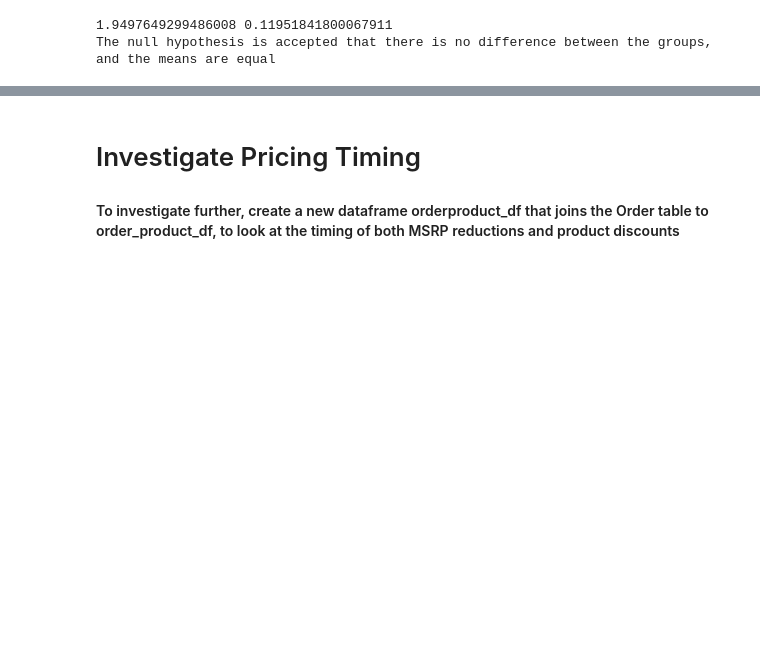
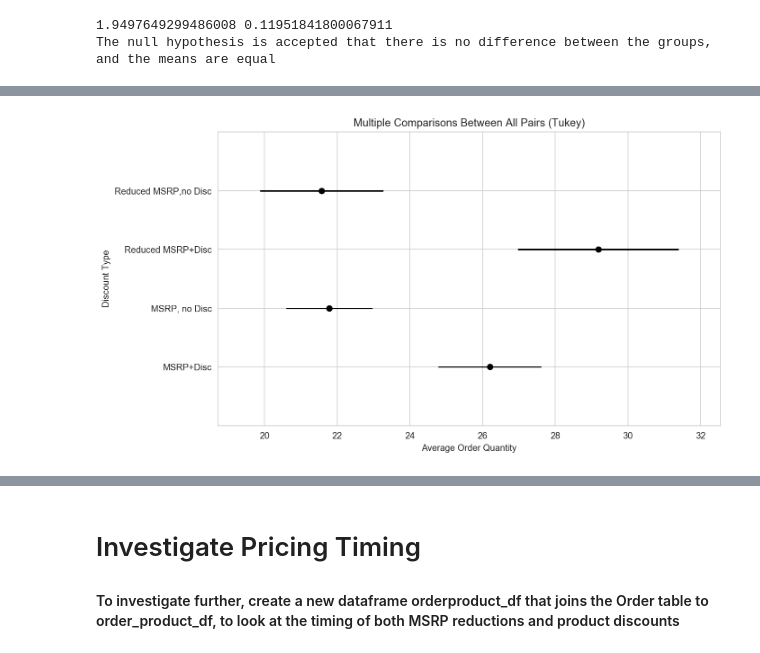
Before and after one commit to sn95033/Northwind-Marketing-Strategies, a Jupyter notebook: Northwind Database Analysis v7.ipynb, the cells around one changed output, grey strips where cells are left out. Drawn from its saved outputs; the diff is of its cells as text; code cells hidden in the pictures; blank space fills up the shorter version.

```diff
--- a/Northwind Database Analysis v6.2.ipynb
+++ b/Northwind Database Analysis v7.ipynb
@@ -1017,3 +1044,32 @@ else:
 # %% [output]
 1.9497649299486008 0.11951841800067911
 The null hypothesis is accepted that there is no difference between the groups, and the means are equal
+# %%
+# Tukey test the interaction of 4 different discount types
+# Help provided by James Irving
+
+def make_msrp_col(row):
+    if row['net_discount'] == 0:
+        return 'MSRP, no Disc'
+    elif (row['MSRP']==1) & (row['Discounts']==1):
+        return "MSRP+Disc"
+    elif (row['MSRP']==0) & (row['Discounts']==0):
+        return "Reduced MSRP,no Disc"
+    elif (row['MSRP'] == 0) & (row['Discounts'] == 1):
+        return "Reduced MSRP+Disc"
+    else:
+        return np.nan
+
+
+df = order_product_df.copy()
+df['MSRP groups'] = df.apply(make_msrp_col,axis=1)
+
+data = order_product_df['Quantity'].values
+labels = df['MSRP groups']
+
+print(data), print(labels)
+
+import statsmodels.api as sms
+
+model = sms.stats.multicomp.pairwise_tukeyhsd(data,labels)
+display(model.summary())
@@ -1019,0 +1102,6 @@ The null hypothesis is accepted that there is no difference between the groups,
+# %%
+model.plot_simultaneous()
+plt.ylabel('Discount Type')
+plt.xlabel('Average Order Quantity');
+# %% [output]
+[figure, added]
```
Also changed, not shown: parts of 29 cells of this notebook, 1 other file.
